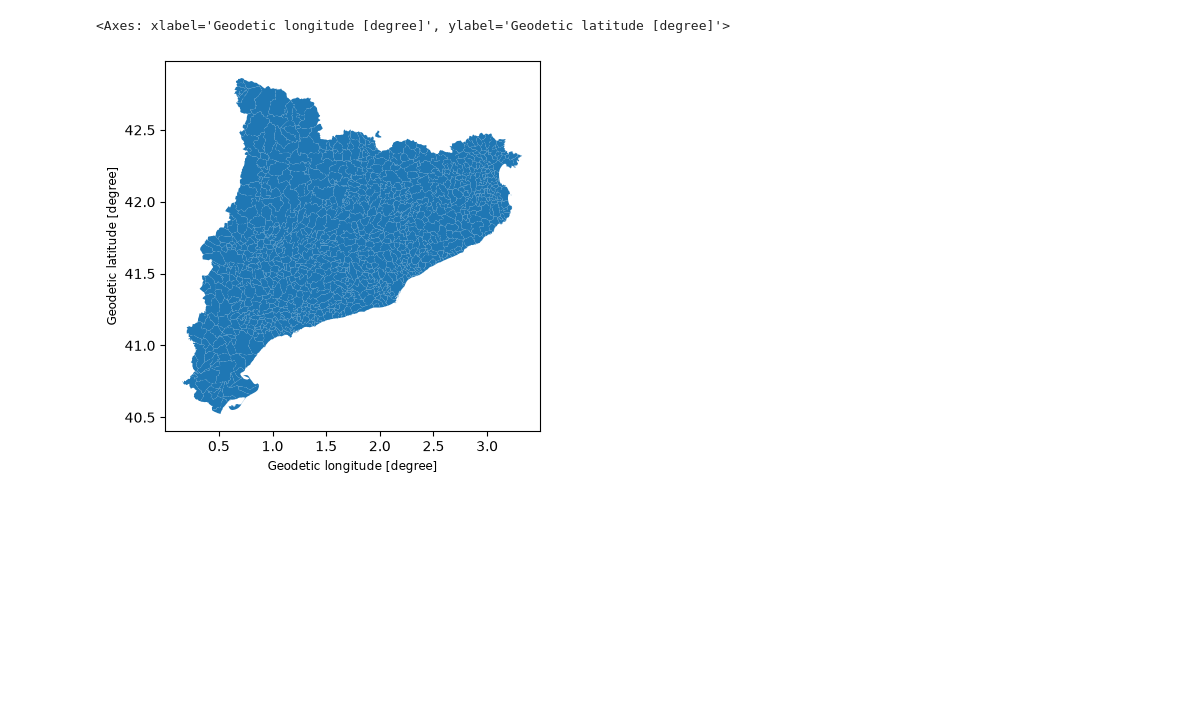
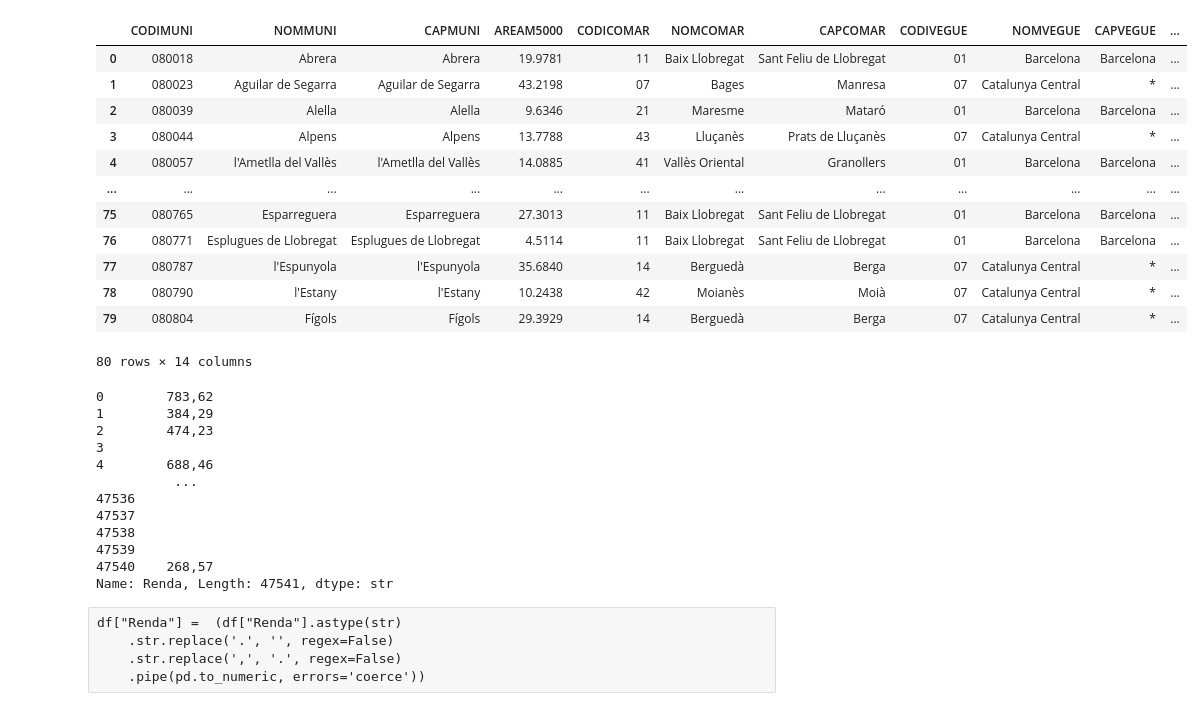
Before and after one commit to Lidia1508/Speculation-Map, a Jupyter notebook: Pol_load_data.ipynb, the cells around one changed output. Drawn from its saved outputs; the diff is of its cells as text; code cells hidden in the pictures; blank space fills up the shorter version.

```diff
--- a/Pol_load_data.ipynb
+++ b/Pol_load_data.ipynb
@@ -1,9 +16,37 @@
 # %%
 import geopandas as gpd
+import pandas as pd
 
 df=gpd.read_file("../Speculation-Map/Data/Mean_price.csv")
-municipis=gpd.read_file("../Speculation-Map/divisions-administratives-v2r1-municipis-1000000-20250730.json")
-municipis.plot()
+municipis=gpd.read_file("../Speculation-Map/divisions-administratives-v2r1-municipis-1000000-20250730.json").to_crs(25831)
+#municipis.plot()
+municipis.head(80)
 # %% [output]
+|  | CODIMUNI | NOMMUNI | CAPMUNI | AREAM5000 | CODICOMAR | NOMCOMAR | CAPCOMAR | CODIVEGUE | NOMVEGUE | CAPVEGUE | ... |
+| 0 | 080018 | Abrera | Abrera | 19.9781 | 11 | Baix Llobregat | Sant Feliu de Llobregat | 01 | Barcelona | Barcelona | ... |
+| 1 | 080023 | Aguilar de Segarra | Aguilar de Segarra | 43.2198 | 07 | Bages | Manresa | 07 | Catalunya Central | * | ... |
+| 2 | 080039 | Alella | Alella | 9.6346 | 21 | Maresme | Mataró | 01 | Barcelona | Barcelona | ... |
+| 3 | 080044 | Alpens | Alpens | 13.7788 | 43 | Lluçanès | Prats de Lluçanès | 07 | Catalunya Central | * | ... |
+| 4 | 080057 | l'Ametlla del Vallès | l'Ametlla del Vallès | 14.0885 | 41 | Vallès Oriental | Granollers | 01 | Barcelona | Barcelona | ... |
+| ... | ... | ... | ... | ... | ... | ... | ... | ... | ... | ... | ... |
+| 75 | 080765 | Esparreguera | Esparreguera | 27.3013 | 11 | Baix Llobregat | Sant Feliu de Llobregat | 01 | Barcelona | Barcelona | ... |
+| 76 | 080771 | Esplugues de Llobregat | Esplugues de Llobregat | 4.5114 | 11 | Baix Llobregat | Sant Feliu de Llobregat | 01 | Barcelona | Barcelona | ... |
+| 77 | 080787 | l'Espunyola | l'Espunyola | 35.6840 | 14 | Berguedà | Berga | 07 | Catalunya Central | * | ... |
+| 78 | 080790 | l'Estany | l'Estany | 10.2438 | 42 | Moianès | Moià | 07 | Catalunya Central | * | ... |
+| 79 | 080804 | Fígols | Fígols | 29.3929 | 14 | Berguedà | Berga | 07 | Catalunya Central | * | ... |
-<Axes: xlabel='Geodetic longitude [degree]', ylabel='Geodetic latitude [degree]'>
+80 rows × 14 columns
-[figure, removed]
+# %%
+df["Renda"]
+# %% [output]
+0        783,62
+1        384,29
+2        474,23
+3
+4        688,46
+          ...
+47536
+47537
+47538
+47539
+47540    268,57
+Name: Renda, Length: 47541, dtype: str
@@ -9,0 +61,5 @@ municipis.plot()
+# %% [raw]
+df["Renda"] =  (df["Renda"].astype(str)
+    .str.replace('.', '', regex=False)
+    .str.replace(',', '.', regex=False)
+    .pipe(pd.to_numeric, errors='coerce'))
```
Also changed, not shown: parts of 8 cells of this notebook, 4 other files.
